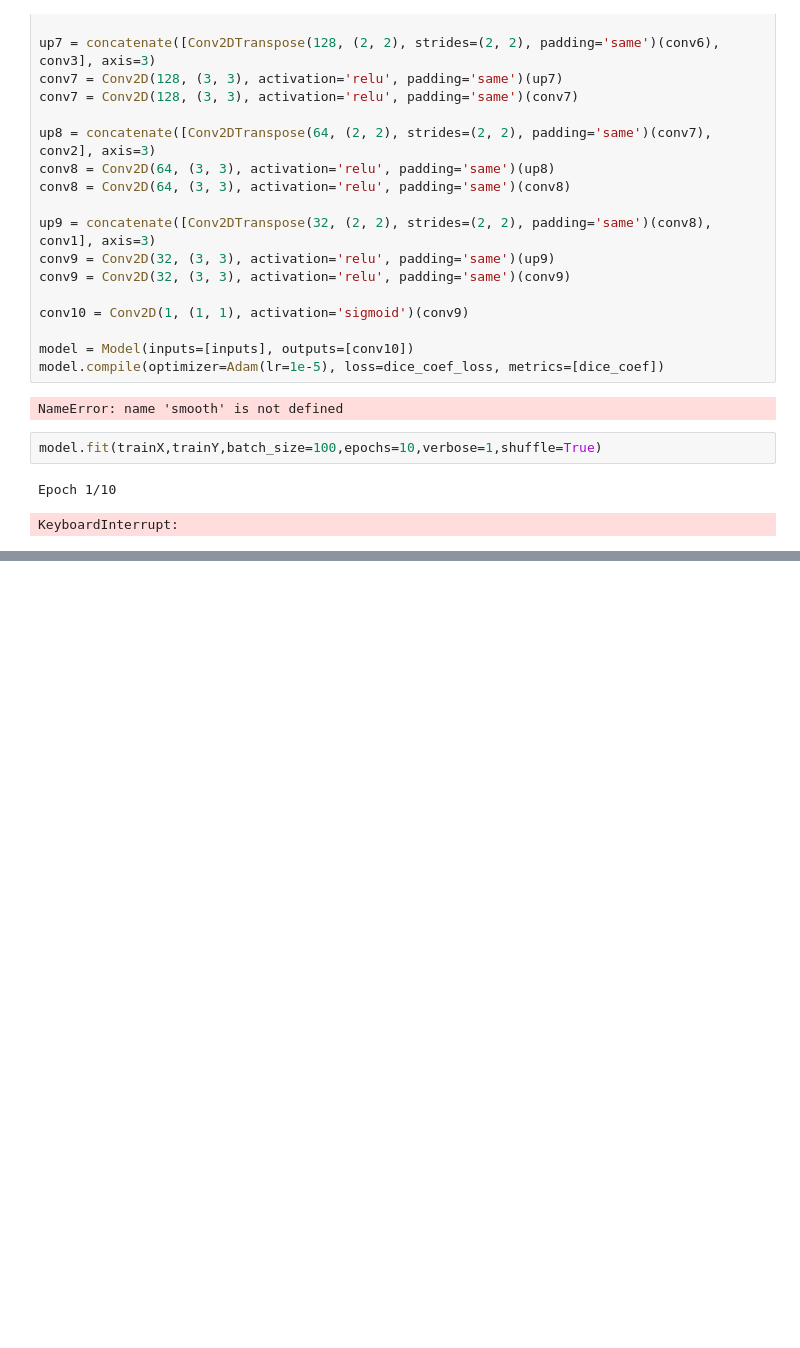
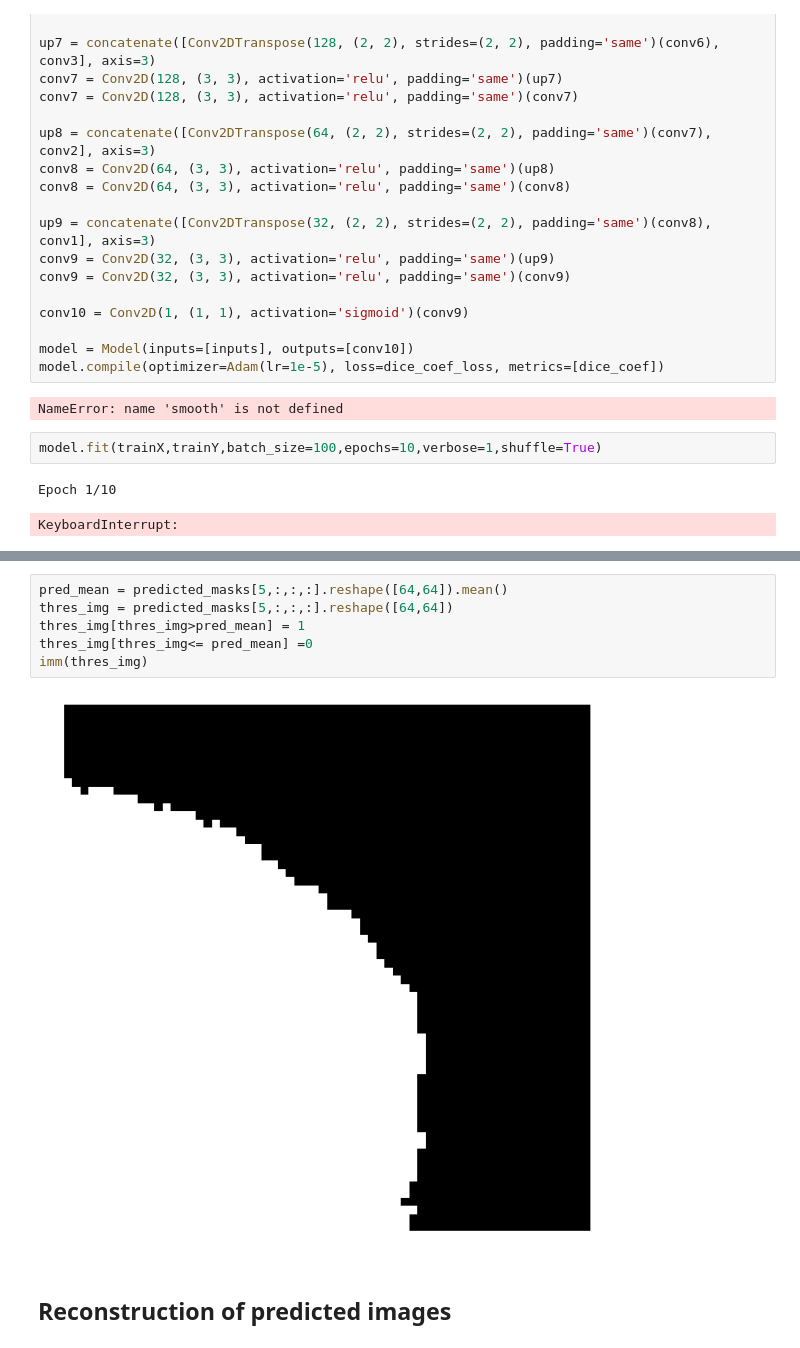
Before and after one commit to sbarton272/particleRecognition, a Jupyter notebook: classfier_builds/CNN_Build_2.ipynb, the cells around one changed output, grey strips where cells are left out. Drawn from its saved outputs; the diff is of its cells as text; blank space fills up the shorter version.

```diff
--- a/classfier_builds/CNN_Build_2.ipynb
+++ b/classfier_builds/CNN_Build_2.ipynb
@@ -427,0 +457,10 @@ KeyboardInterrupt:
+# %%
+pred_mean = predicted_masks[5,:,:,:].reshape([64,64]).mean()
+thres_img = predicted_masks[5,:,:,:].reshape([64,64])
+thres_img[thres_img>pred_mean] = 1
+thres_img[thres_img<= pred_mean] =0
+imm(thres_img)
+# %% [output]
+[figure, added]
+# %% [markdown]
+## Reconstruction of predicted images
```
Also changed, not shown: parts of 10 cells of this notebook, 3 other files.
